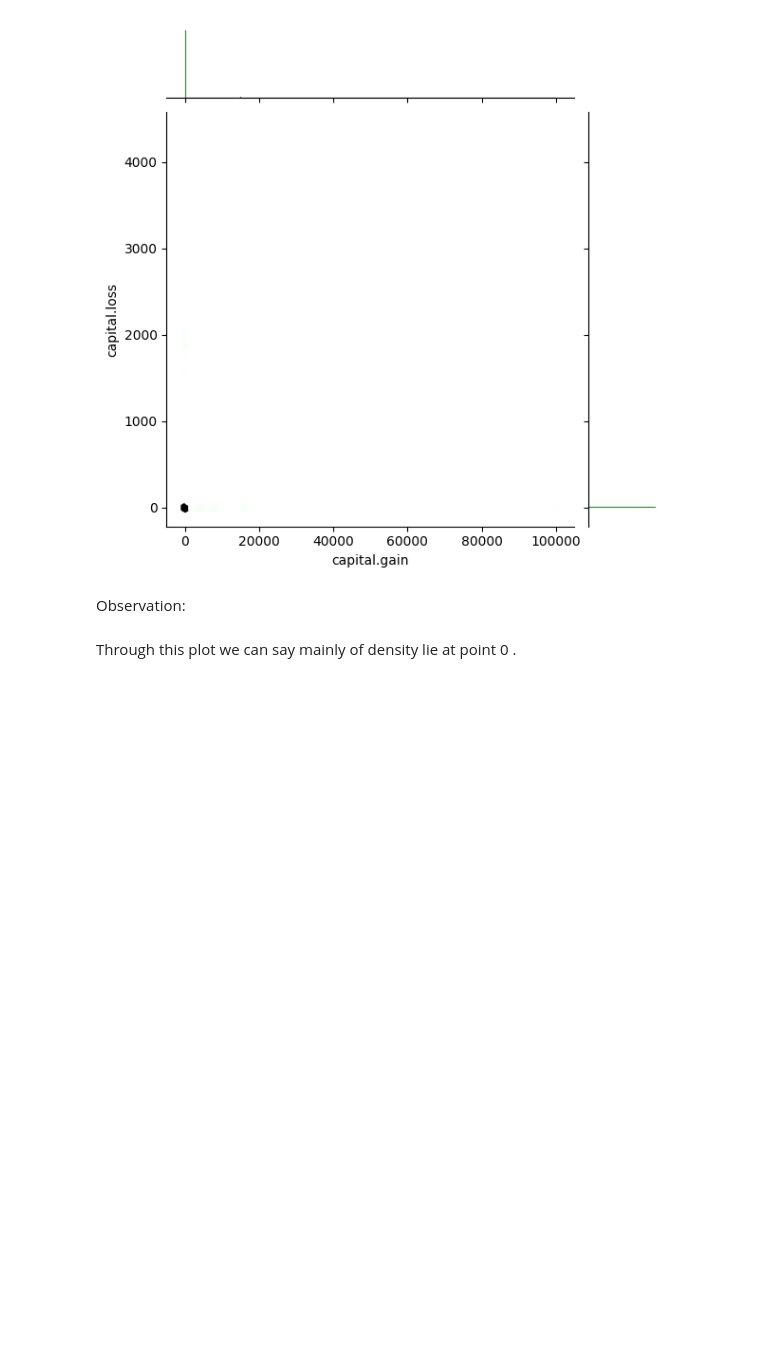
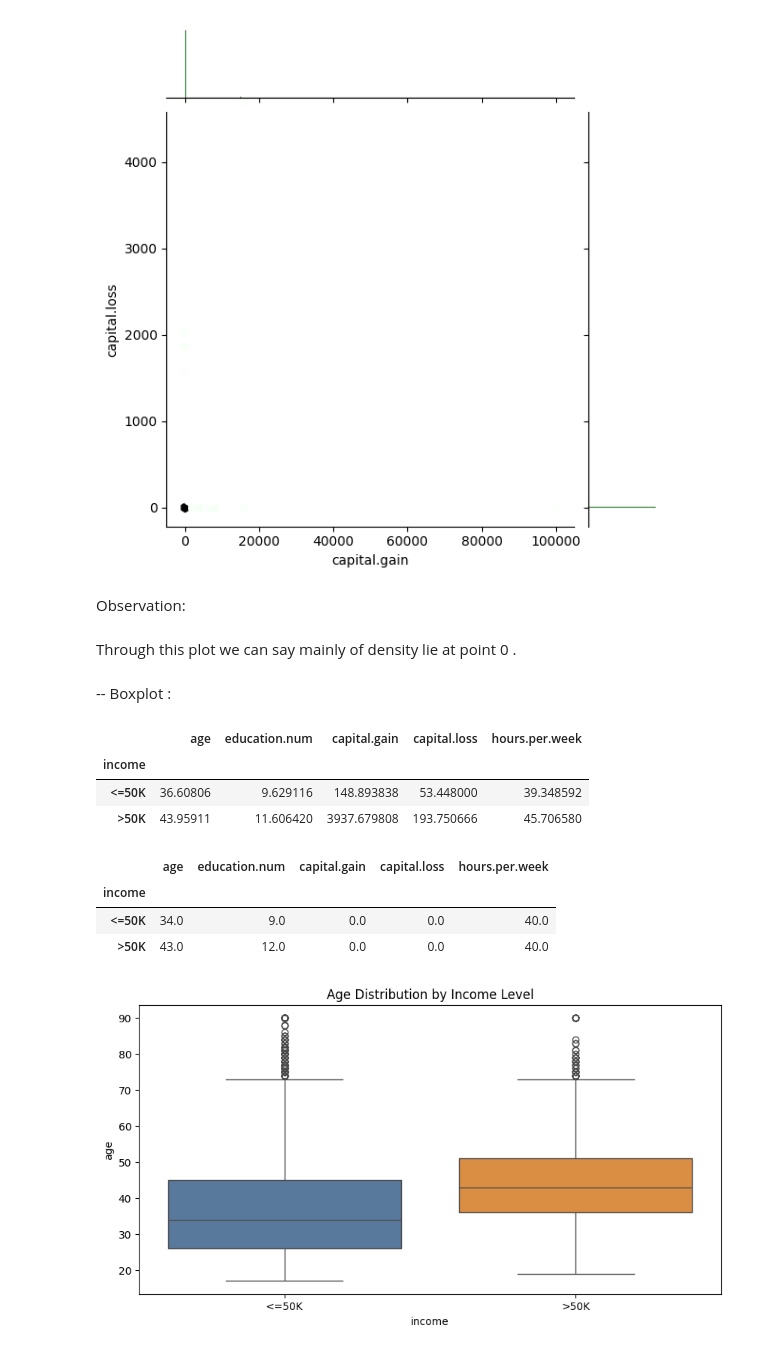
Before and after one commit to soniya-builds/Data-Analysis-Projects, a Jupyter notebook: Full Data Analysis Project with Python/raw_code.ipynb, the cells around one changed output. Saved outputs shown, nothing was run; the diff lists cells and outputs as text; code cells hidden in the pictures; blank space fills up the shorter version.

```diff
--- a/Full Data Analysis Project with Python/raw_code.ipynb
+++ b/Full Data Analysis Project with Python/raw_code.ipynb
@@ -697,3 +697,29 @@ plt.show()
 Observation:
 # %% [markdown]
 Through this plot we can say mainly of density lie at point 0 .
+# %% [markdown]
+-- Boxplot :
+# %%
+df.groupby(['income']).mean(numeric_only=True)
+# %% [output]
+|  | age | education.num | capital.gain | capital.loss | hours.per.week |
+| income |  |  |  |  |  |
+| <=50K | 36.60806 | 9.629116 | 148.893838 | 53.448000 | 39.348592 |
+| >50K | 43.95911 | 11.606420 | 3937.679808 | 193.750666 | 45.706580 |
+# %%
+df.groupby(['income']).median(numeric_only=True)
+# %% [output]
+|  | age | education.num | capital.gain | capital.loss | hours.per.week |
+| income |  |  |  |  |  |
+| <=50K | 34.0 | 9.0 | 0.0 | 0.0 | 40.0 |
+| >50K | 43.0 | 12.0 | 0.0 | 0.0 | 40.0 |
+# %%
+### Age (Relationship with income)
+fig = plt.figure(figsize=(10,5))
+my_colors = ["#4e79a7", "#f28e2b"]
+
+sb.boxplot(x="income", y="age", data=df, palette=my_colors, hue="income", legend=False)
+plt.title("Age Distribution by Income Level")
+plt.show()
+# %% [output]
+[figure, added]
```
Also changed, not shown: parts of 5 cells of this notebook.
